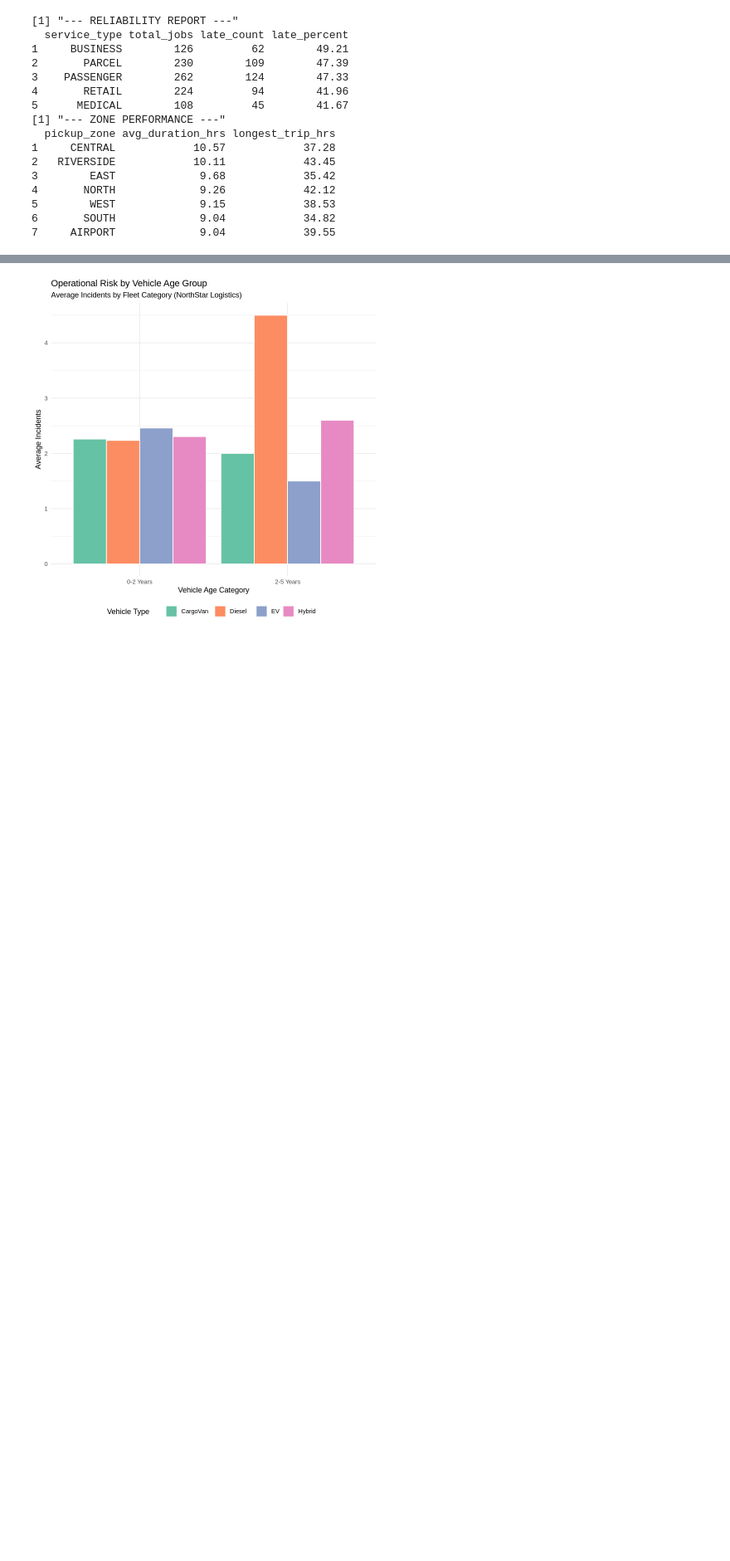
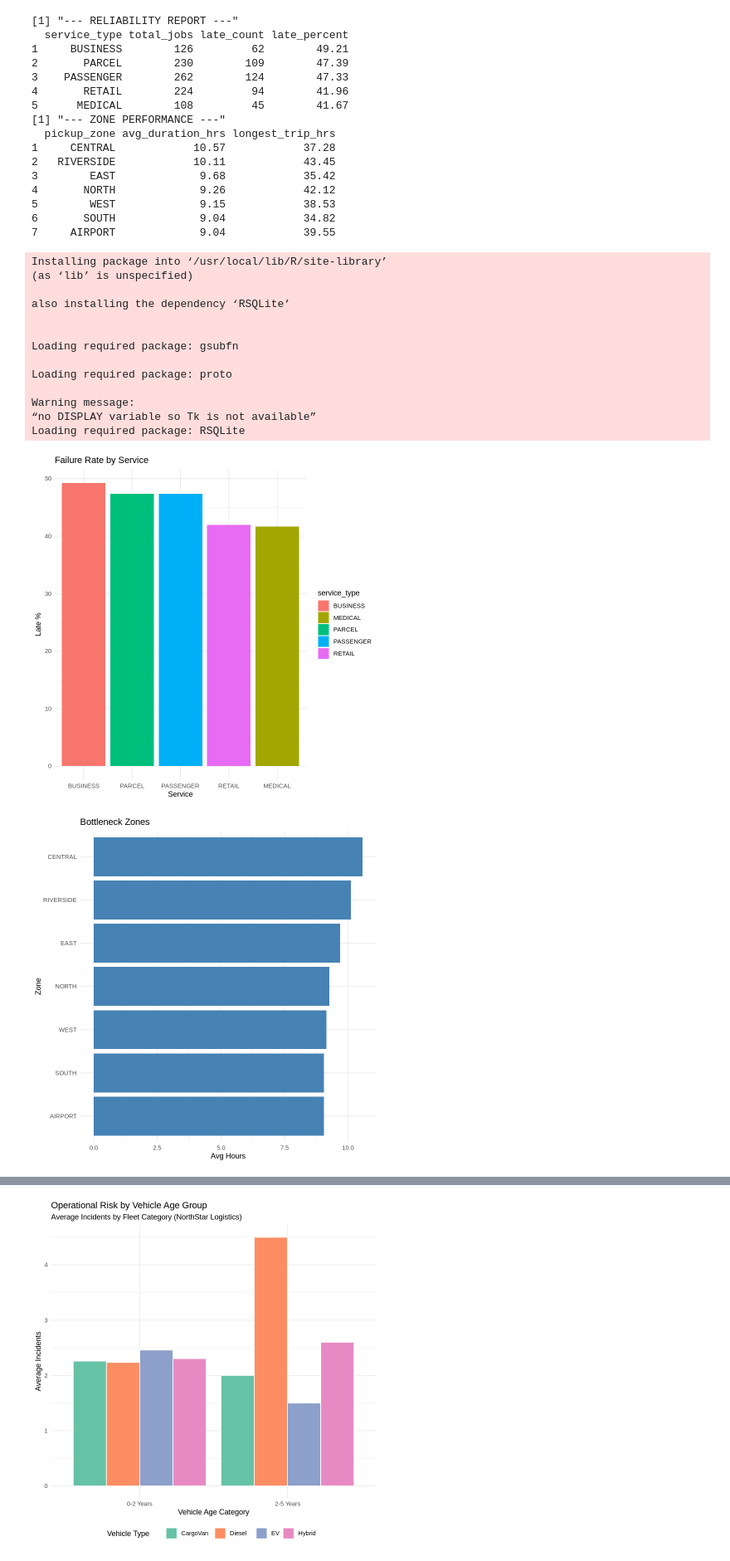
Before and after one commit to paulsamrobart-gif/NorthStar-Logistics-Data-Pipeline, a Jupyter notebook: DBA_Assignment_R_SQL.ipynb, the cells around one changed output, grey strips where cells are left out. Shown at 83% size. Cells and saved outputs as stored; diff of their text form; code cells hidden in the pictures; blank space fills up the shorter version.

Commit message:
Added SLA Reliability visualization and SQL analysis Updated database connection string and final conclusions

```diff
--- a/DBA_Assignment_R_SQL.ipynb
+++ b/DBA_Assignment_R_SQL.ipynb
@@ -111,3 +109,62 @@ print(zone_report)
 5        WEST             9.15            38.53
 6       SOUTH             9.04            34.82
 7     AIRPORT             9.04            39.55
+# %%
+# 1. Install the missing package
+install.packages("sqldf")
+
+# 2. Now run the library and the analysis
+library(sqldf)
+library(ggplot2)
+
+# --- RE-RUN THE ANALYSIS ---
+reliability_report <- sqldf("
+  SELECT o.service_type,
+         COUNT(d.delivery_id) AS total_jobs,
+         SUM(d.is_late) AS late_count,
+         ROUND((CAST(SUM(d.is_late) AS FLOAT) / COUNT(d.delivery_id)) * 100, 2) AS late_percent
+  FROM deliveries d
+  JOIN orders o ON d.order_id = o.order_id
+  GROUP BY o.service_type
+  ORDER BY late_percent DESC
+")
+
+zone_report <- sqldf("
+  SELECT o.pickup_zone,
+         ROUND(AVG(d.delivery_duration_hrs), 2) as avg_duration_hrs
+  FROM deliveries d
+  JOIN orders o ON d.order_id = o.order_id
+  GROUP BY o.pickup_zone
+  ORDER BY avg_duration_hrs DESC
+")
+
+# --- VISUALS ---
+plot1 <- ggplot(reliability_report, aes(x=reorder(service_type, -late_percent), y=late_percent, fill=service_type)) +
+  geom_bar(stat="identity") +
+  labs(title="Failure Rate by Service", y="Late %", x="Service") +
+  theme_minimal()
+
+plot2 <- ggplot(zone_report, aes(x=reorder(pickup_zone, avg_duration_hrs), y=avg_duration_hrs)) +
+  geom_bar(stat="identity", fill="steelblue") +
+  coord_flip() +
+  labs(title="Bottleneck Zones", y="Avg Hours", x="Zone") +
+  theme_minimal()
+
+print(plot1)
+print(plot2)
+# %% [output]
+Installing package into ‘/usr/local/lib/R/site-library’
+(as ‘lib’ is unspecified)
+
+also installing the dependency ‘RSQLite’
+
+
+Loading required package: gsubfn
+
+Loading required package: proto
+
+Warning message:
+“no DISPLAY variable so Tk is not available”
+Loading required package: RSQLite
+[figure, added]
+[figure, added]
```
Also changed, not shown: parts of 2 cells of this notebook.
